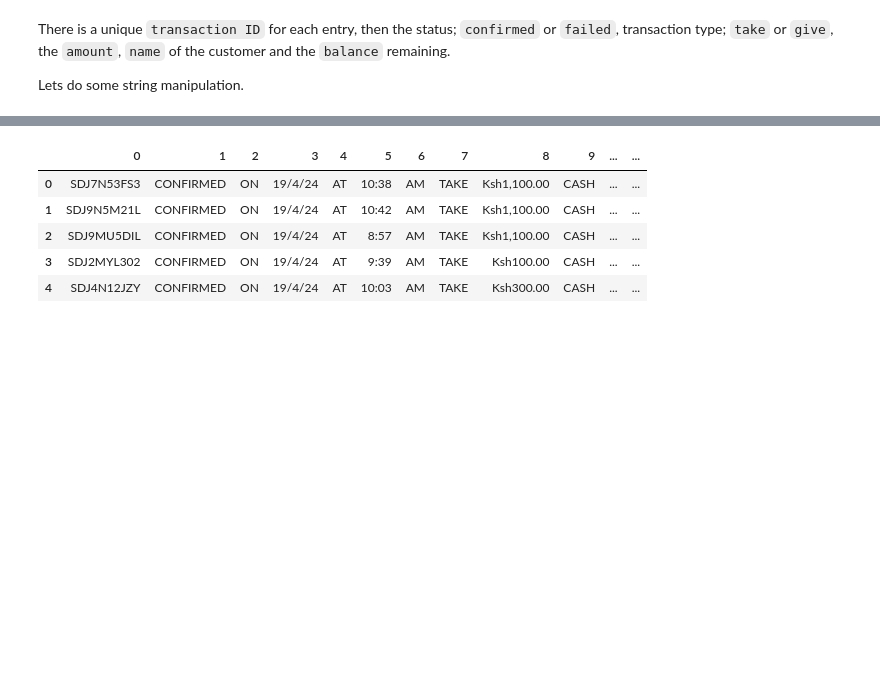
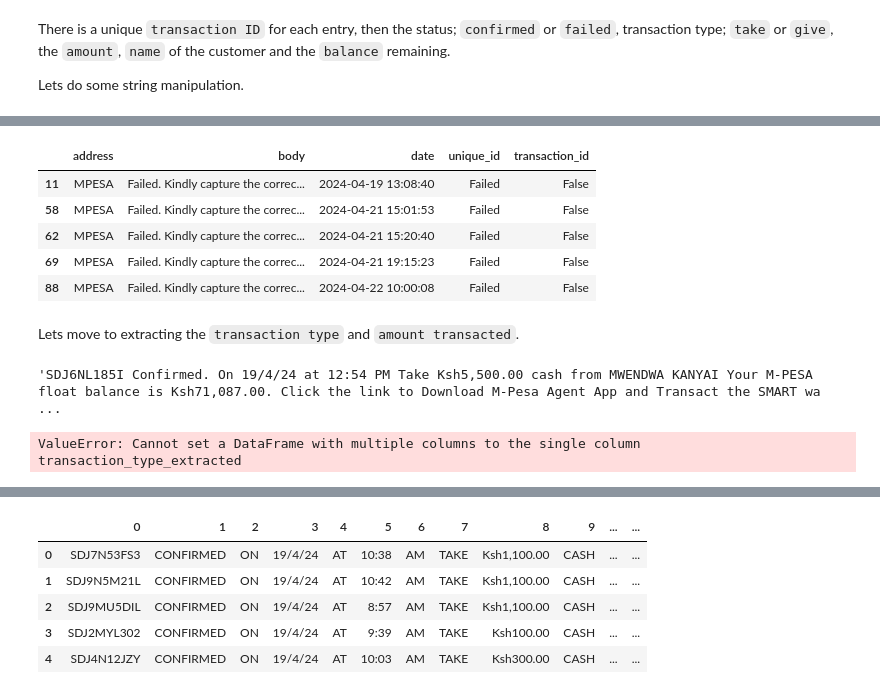
Before and after one commit to MarwaBrian/mpesa, a Jupyter notebook: index.ipynb, the cells around one changed output, grey strips where cells are left out. Cells and saved outputs as stored; diff of their text form; code cells hidden in the pictures; blank space fills up the shorter version.

```diff
--- a/index.ipynb
+++ b/index.ipynb
@@ -149,3 +177,32 @@ others = data[~data['valid_transaction_id']].copy()
+# %%
+others.head()
+# %% [output]
+|  | address | body | date | unique_id | transaction_id |
+| 11 | MPESA | Failed. Kindly capture the correc... | 2024-04-19 13:08:40 | Failed | False |
+| 58 | MPESA | Failed. Kindly capture the correc... | 2024-04-21 15:01:53 | Failed | False |
+| 62 | MPESA | Failed. Kindly capture the correc... | 2024-04-21 15:20:40 | Failed | False |
+| 69 | MPESA | Failed. Kindly capture the correc... | 2024-04-21 19:15:23 | Failed | False |
+| 88 | MPESA | Failed. Kindly capture the correc... | 2024-04-22 10:00:08 | Failed | False |
+# %% [markdown]
+Lets move to extracting the `transaction type` and `amount transacted`.
+# %%
+valid_transactions['body'].iloc[10]
+# %% [output]
+'SDJ6NL185I Confirmed. On 19/4/24 at 12:54 PM Take Ksh5,500.00 cash from MWENDWA KANYAI Your M-PESA float balance is Ksh71,087.00. Click the link to Download M-Pesa Agent App and Transact the SMART wa ...
+# %%
+transaction_type_pattern = r'(Confirmed|Business\sDeposit\sConfirmed)'
+
+# Extract transaction type into a new column
+data['transaction_type_extracted'] = data['body'].str.extract(f'(^{transaction_type_pattern})$')
+
+# Create a column to validate the transaction types
+data['transaction_type'] = data['transaction_type_extracted'].notnull()
+
+# Separate valid transactions from others based on transaction type
+valid_transactions_by_type = data[data['valid_transaction_type']].copy()
+others_by_type = data[~data['valid_transaction_type']].copy()
+# %% [output]
+ValueError: Cannot set a DataFrame with multiple columns to the single column transaction_type_extracted
 # %%
 
 
```
Also changed, not shown: parts of 9 cells of this notebook, 1 other file.
